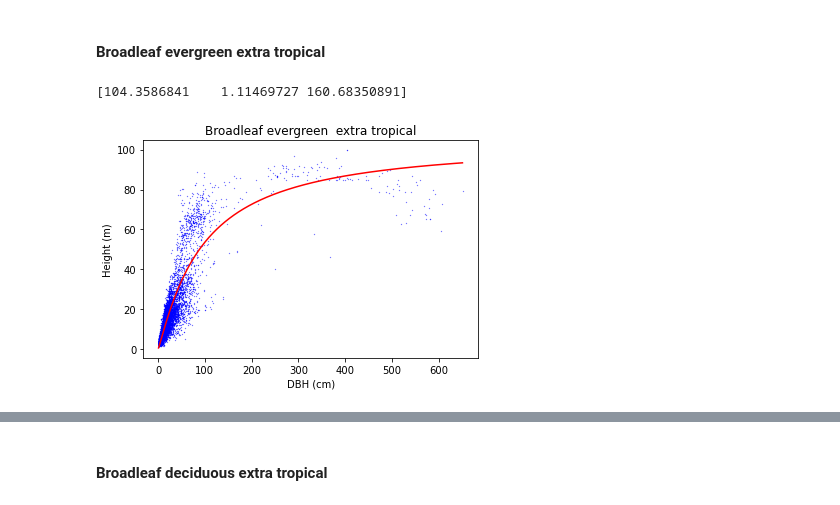
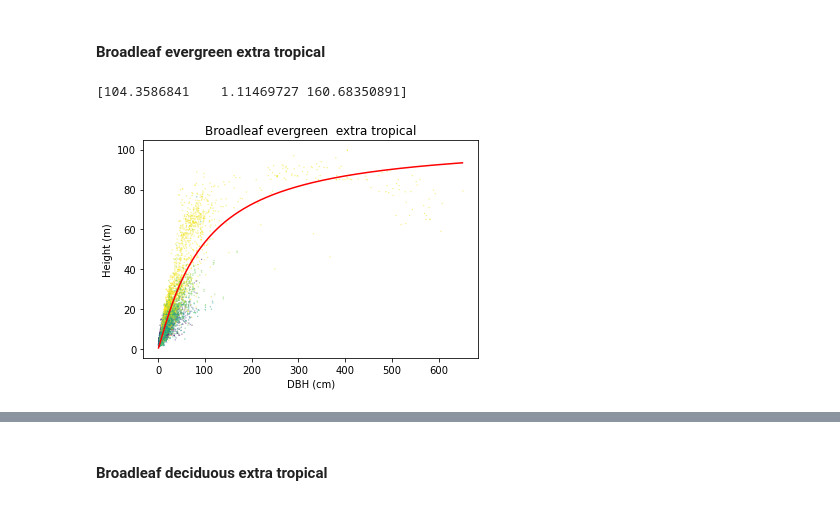
Before and after one commit to JessicaNeedham/FATES-plotting-scripts, a Jupyter notebook: v2_Tallo_analysis_global.ipynb, the cells around one changed output, grey strips where cells are left out. Cells and saved outputs as stored; diff of their text form; code cells hidden in the pictures.

```diff
--- a/v2_Tallo_analysis_global.ipynb
+++ b/v2_Tallo_analysis_global.ipynb
@@ -532,24 +532,24 @@ print(height_ps_nldex)
 # %%
 # Broadleaf evergreen extra tropical
 bleex = df_tallo[df_tallo.PFT_tallo=='broadleaf_evergreen_extratrop']
 bleex =  bleex.dropna(subset=['height', 'dbh'])
 # remove outliers
 bleex = bleex[bleex['height_outlier'] == 'N']
 
 height_ps_bleex, height_cov_bleex = curve_fit(f=d2hmc, xdata=np.array(bleex['dbh']), ydata=np.array(bleex['height']),
                                            p0=initial_guess)
 
 dbh_bleex = np.arange(1,bleex['dbh'].max(),1)
 
 bleex_curve = [d2hmc(d, height_ps_bleex[0], height_ps_bleex[1], height_ps_bleex[2])  for  d  in dbh_bleex]
 
-plt.scatter(bleex.dbh, bleex.height, s=0.05, color='blue')
+plt.scatter(bleex.dbh, bleex.height, s=0.05, c=pd.factorize(bleex['species'])[0])
 plt.plot(dbh_bleex, bleex_curve, color='red')
 plt.xlabel('DBH (cm)')
 plt.ylabel('Height (m)')
 plt.title('Broadleaf evergreen  extra tropical')
 
 print(height_ps_bleex)
 # %% [output]
 [104.3586841    1.11469727 160.68350891]
-[figure, old version]
+[figure, new version]
```
Also changed, not shown: parts of 14 cells of this notebook.
